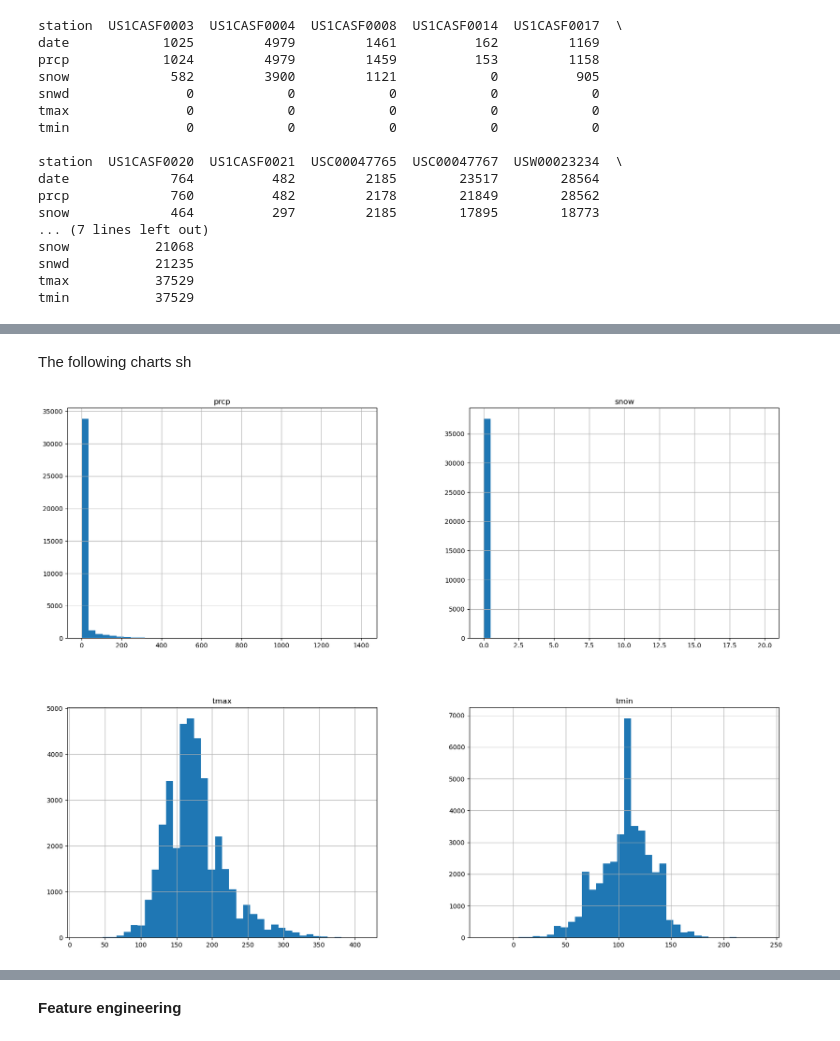
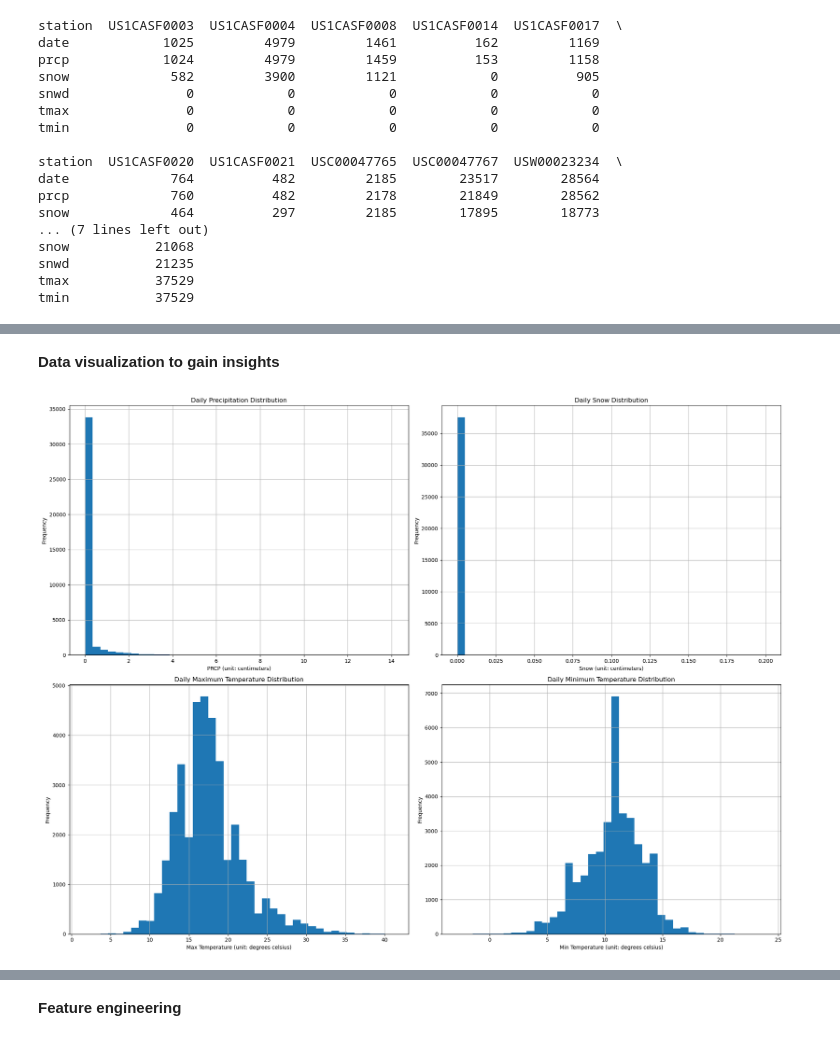
Before and after one commit to sumatepru/sf_climate_projection, a Jupyter notebook: code_for_daily_data.ipynb, the cells around one changed output, grey strips where cells are left out. Cells and saved outputs as stored; diff of their text form; code cells hidden in the pictures.

```diff
--- a/code_for_daily_data.ipynb
+++ b/code_for_daily_data.ipynb
@@ -146,13 +306,33 @@ prcp.shape
 # %% [markdown]
-The following charts sh
+**Data visualization to gain insights**
-# %%
-# EDA 4 main variables in the dataset
-main4 = sf_daily_filled[['date', 'prcp', 'snow', 'tmax', 'tmin']]
-#EDA plot the distributions for the variable and checking for outliers
-main4.hist(bins=40, figsize=(20,15))
-plt.show()
-# %% [output]
-[figure, removed]
+# %%
+# EDA plot the distributions for the variable and checking for outliers
+fig, axes = plt.subplots(nrows=2, ncols=2, figsize=(20, 15))
+
+main4['prcp'].hist(bins=40, ax=axes[0, 0])
+axes[0, 0].set_title('Daily Precipitation Distribution')
+axes[0, 0].set_xlabel('PRCP (unit: centimeters)')
+axes[0, 0].set_ylabel('Frequency')
+
+main4['snow'].hist(bins=40, ax=axes[0, 1])
+axes[0, 1].set_title('Daily Snow Distribution')
+axes[0, 1].set_xlabel('Snow (unit: centimeters)')
+axes[0, 1].set_ylabel('Frequency')
+
+main4['tmax'].hist(bins=40, ax=axes[1, 0])
+axes[1, 0].set_title('Daily Maximum Temperature Distribution')
+axes[1, 0].set_xlabel('Max Temperature (unit: degrees celsius)')
+axes[1, 0].set_ylabel('Frequency')
+
+main4['tmin'].hist(bins=40, ax=axes[1, 1])
+axes[1, 1].set_title('Daily Minimum Temperature Distribution')
+axes[1, 1].set_xlabel('Min Temperature (unit: degrees celsius)')
+axes[1, 1].set_ylabel('Frequency')
+
+plt.tight_layout()
+plt.show()
+# %% [output]
+[figure, added]
 # %%
 # Convert the date column to datetime format (if not already)
 main4['date'] = pd.to_datetime(main4['date'])
```
Also changed, not shown: parts of 35 cells of this notebook, 1 other file.
